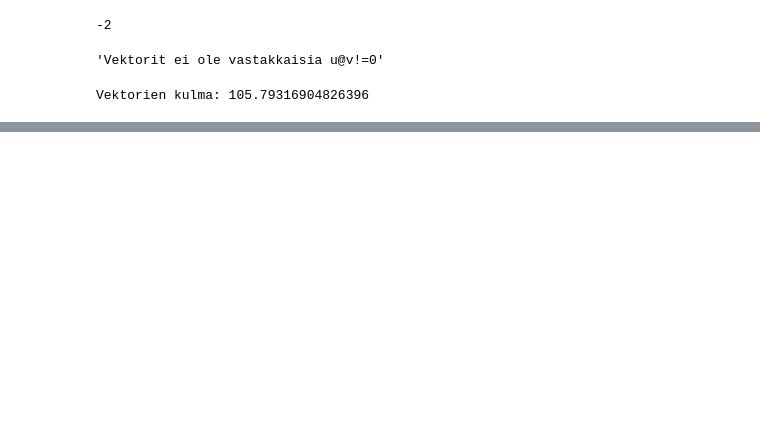
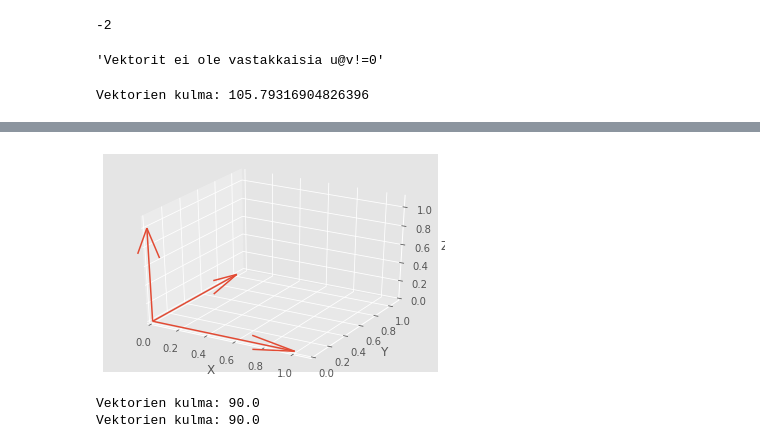
Before and after one commit to SanteriVtj/Matriisilaskenta, a Jupyter notebook: lh_1.ipynb, the cells around one changed output, grey strips where cells are left out. Saved outputs shown, nothing was run; the diff lists cells and outputs as text; code cells hidden in the pictures; blank space fills up the shorter version.

```diff
--- a/lh_1.ipynb
+++ b/lh_1.ipynb
@@ -22,0 +41,24 @@ Vektorien kulma: 105.79316904826396
+# %%
+fig = plt.figure()
+ax = fig.add_subplot(111, projection='3d')
+soa = np.array([[0, 0, 0, 0, 0, 1], [0,0,0,1,0,0], [0,0,0,0,1,0]])
+X, Y, Z, U, V, W = zip(*soa)
+ax.quiver(X, Y, Z, U, V, W)
+ax.set_xlim([0, 1.1])
+ax.set_ylim([0, 1.1])
+ax.set_zlim([0, 1.1])
+ax.set_xlabel('X')
+ax.set_ylabel('Y')
+ax.set_zlabel('Z')
+plt.show()
+# %% [output]
+[figure, added]
+# %%
+a = np.array([1,0,0])
+b = np.array([0,1,0])
+c = np.array([0,0,1])
+print(f'Vektorien kulma: {degrees(acos((a @ b) / (vec_len(a)[0] * vec_len(b)[0])))}')
+print(f'Vektorien kulma: {degrees(acos((a @ c) / (vec_len(a)[0] * vec_len(c)[0])))}')
+# %% [output]
+Vektorien kulma: 90.0
+Vektorien kulma: 90.0
```
Also changed, not shown: parts of 4 cells of this notebook, 1 other file.
